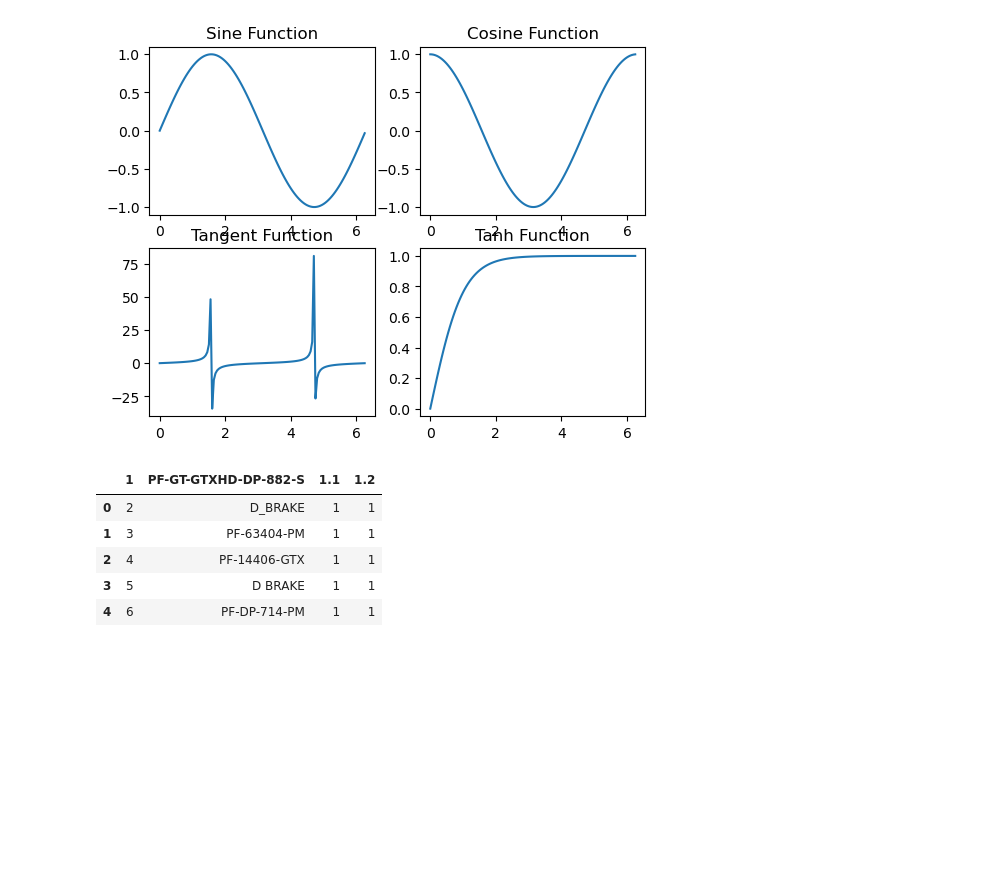
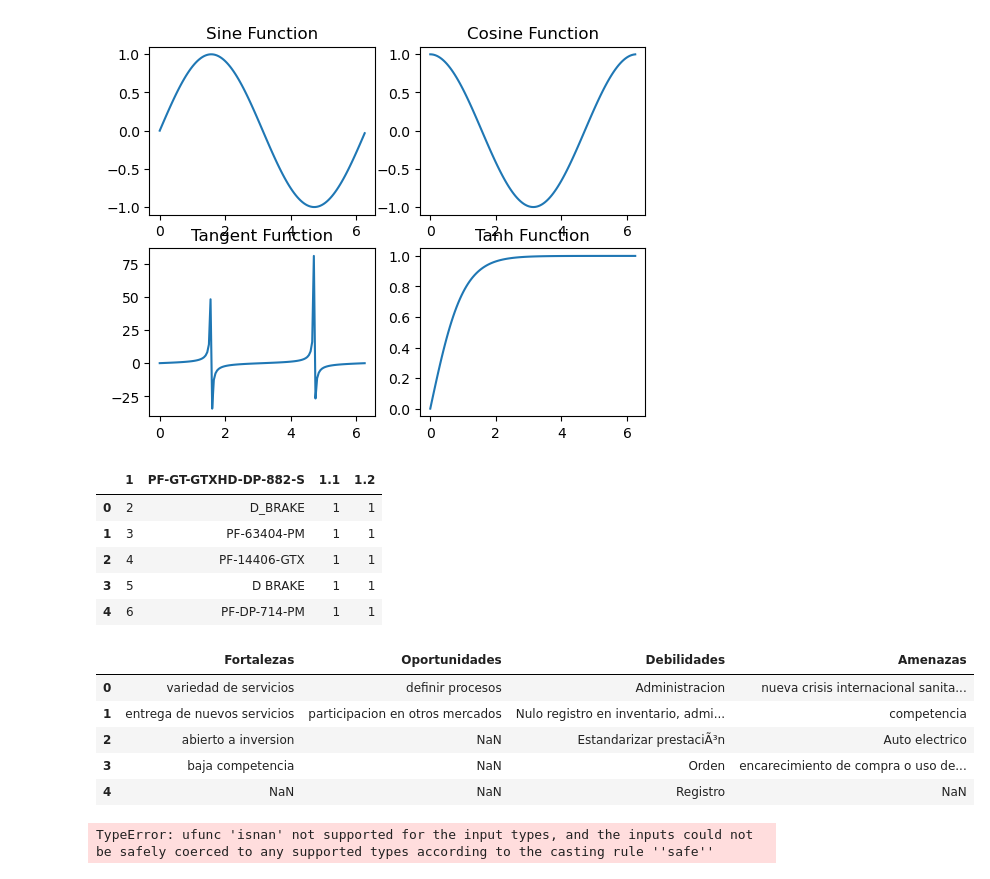
Before and after one commit to kiefer1up/tesis, a Jupyter notebook: test.ipynb, the cells around one changed output. Saved outputs shown, nothing was run; the diff lists cells and outputs as text; code cells hidden in the pictures; blank space fills up the shorter version.

Commit message:
otro ano

```diff
--- a/test.ipynb
+++ b/test.ipynb
@@ -79,3 +79,17 @@ df4.head()
 | 2 | 4 | PF-14406-GTX | 1 | 1 |
 | 3 | 5 | D BRAKE | 1 | 1 |
 | 4 | 6 | PF-DP-714-PM | 1 | 1 |
+# %%
+df = pd.read_csv('data/foda.csv')
+df.head()
+# %% [output]
+|  | Fortalezas | Oportunidades | Debilidades | Amenazas |
+| 0 | variedad de servicios | definir procesos | Administracion | nueva crisis internacional sanita... |
+| 1 | entrega de nuevos servicios | participacion en otros mercados | Nulo registro en inventario, admi... | competencia |
+| 2 | abierto a inversion | NaN | Estandarizar prestaciÃ³n | Auto electrico |
+| 3 | baja competencia | NaN | Orden | encarecimiento de compra o uso de... |
+| 4 | NaN | NaN | Registro | NaN |
+# %%
+b = np.where(np.isnan(df), "aaa", a)
+# %% [output]
+TypeError: ufunc 'isnan' not supported for the input types, and the inputs could not be safely coerced to any supported types according to the casting rule ''safe''
```
Also changed, not shown: parts of 1 cell of this notebook, 14 other files.
